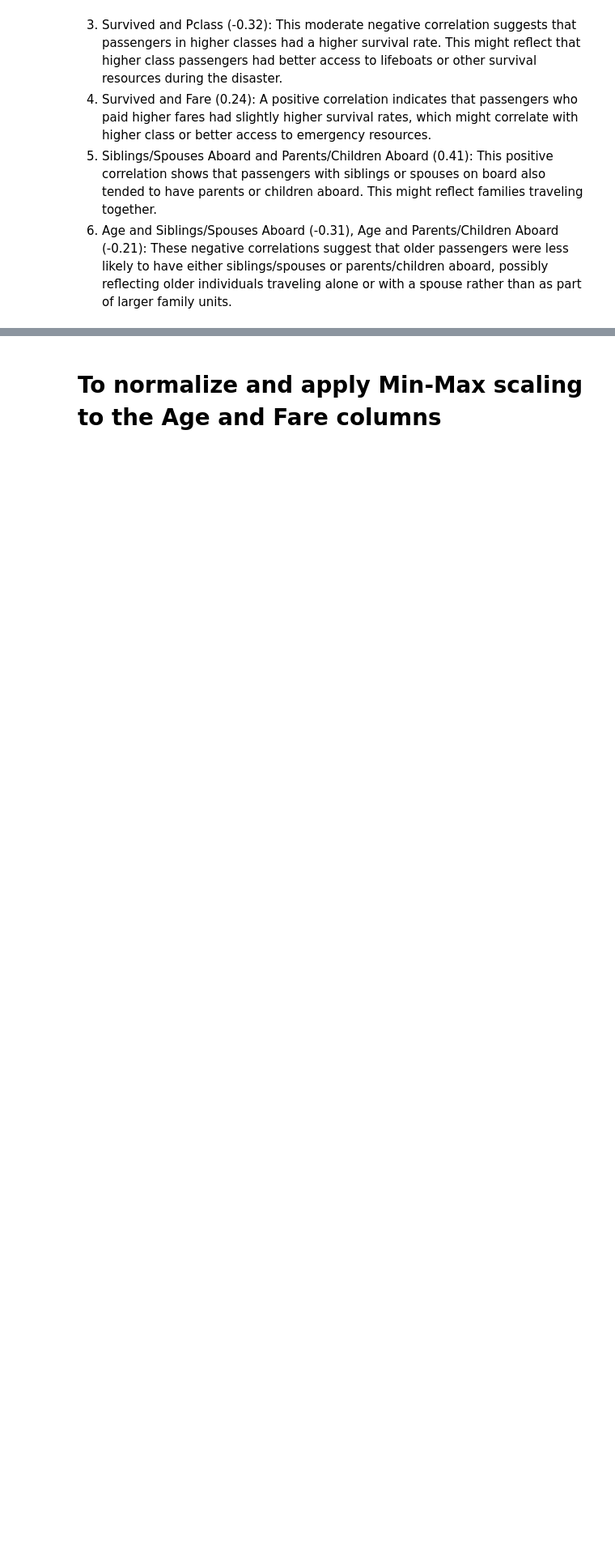
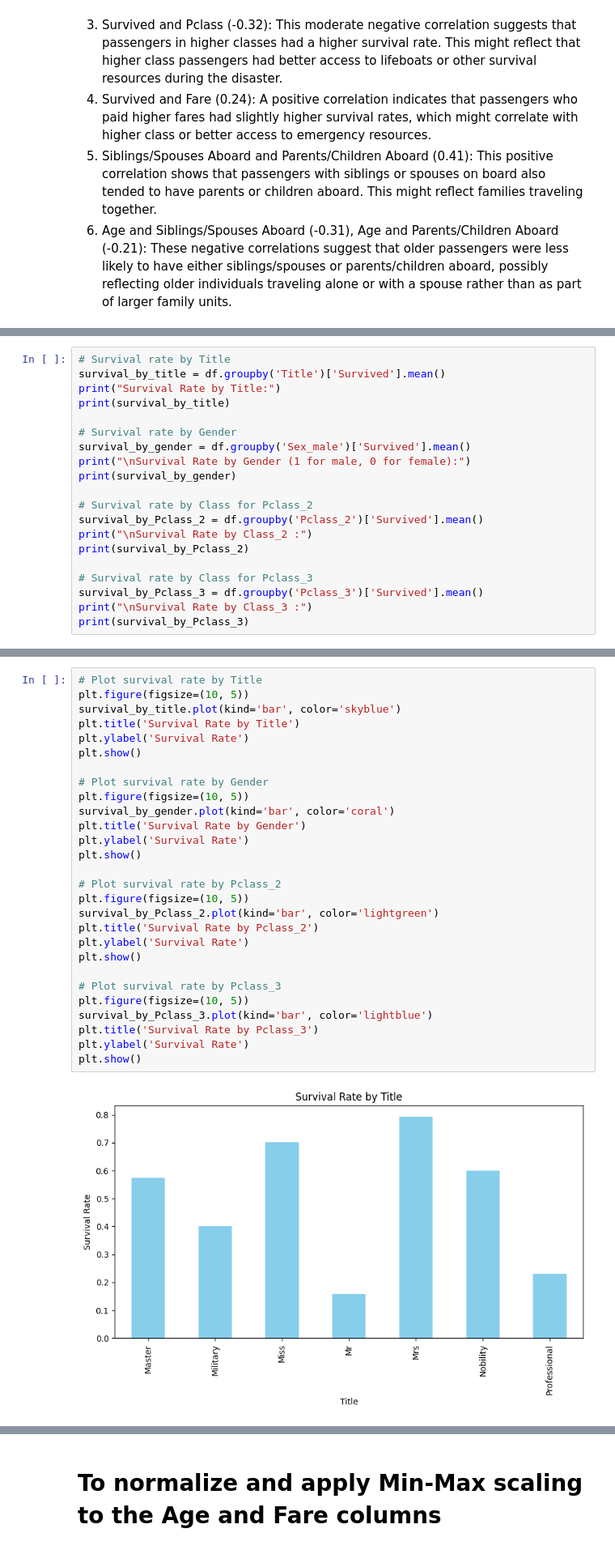
Before and after one commit to OYanez85/Data_Wrangling, a Jupyter notebook: nacho-s-titanic.ipynb, the cells around one changed output, grey strips where cells are left out. Shown at 81% size. Saved outputs shown, nothing was run; the diff lists cells and outputs as text; blank space fills up the shorter version.

```diff
--- a/nacho-s-titanic.ipynb
+++ b/nacho-s-titanic.ipynb
@@ -173,0 +398,20 @@ Index(['Age', 'Fare', 'Survived', 'Pclass', 'Siblings/Spouses Aboard',
+# %%
+# Survival rate by Title
+survival_by_title = df.groupby('Title')['Survived'].mean()
+print("Survival Rate by Title:")
+print(survival_by_title)
+
+# Survival rate by Gender
+survival_by_gender = df.groupby('Sex_male')['Survived'].mean()
+print("\nSurvival Rate by Gender (1 for male, 0 for female):")
+print(survival_by_gender)
+
+# Survival rate by Class for Pclass_2
+survival_by_Pclass_2 = df.groupby('Pclass_2')['Survived'].mean()
+print("\nSurvival Rate by Class_2 :")
+print(survival_by_Pclass_2)
+
+# Survival rate by Class for Pclass_3
+survival_by_Pclass_3 = df.groupby('Pclass_3')['Survived'].mean()
+print("\nSurvival Rate by Class_3 :")
+print(survival_by_Pclass_3)
@@ -173,0 +482,30 @@ Index(['Age', 'Fare', 'Survived', 'Pclass', 'Siblings/Spouses Aboard',
+# %%
+# Plot survival rate by Title
+plt.figure(figsize=(10, 5))
+survival_by_title.plot(kind='bar', color='skyblue')
+plt.title('Survival Rate by Title')
+plt.ylabel('Survival Rate')
+plt.show()
+
+# Plot survival rate by Gender
+plt.figure(figsize=(10, 5))
+survival_by_gender.plot(kind='bar', color='coral')
+plt.title('Survival Rate by Gender')
+plt.ylabel('Survival Rate')
+plt.show()
+
+# Plot survival rate by Pclass_2
+plt.figure(figsize=(10, 5))
+survival_by_Pclass_2.plot(kind='bar', color='lightgreen')
+plt.title('Survival Rate by Pclass_2')
+plt.ylabel('Survival Rate')
+plt.show()
+
+# Plot survival rate by Pclass_3
+plt.figure(figsize=(10, 5))
+survival_by_Pclass_3.plot(kind='bar', color='lightblue')
+plt.title('Survival Rate by Pclass_3')
+plt.ylabel('Survival Rate')
+plt.show()
+# %% [output]
+[figure, added]
```
Also changed, not shown: parts of 73 cells of this notebook.
